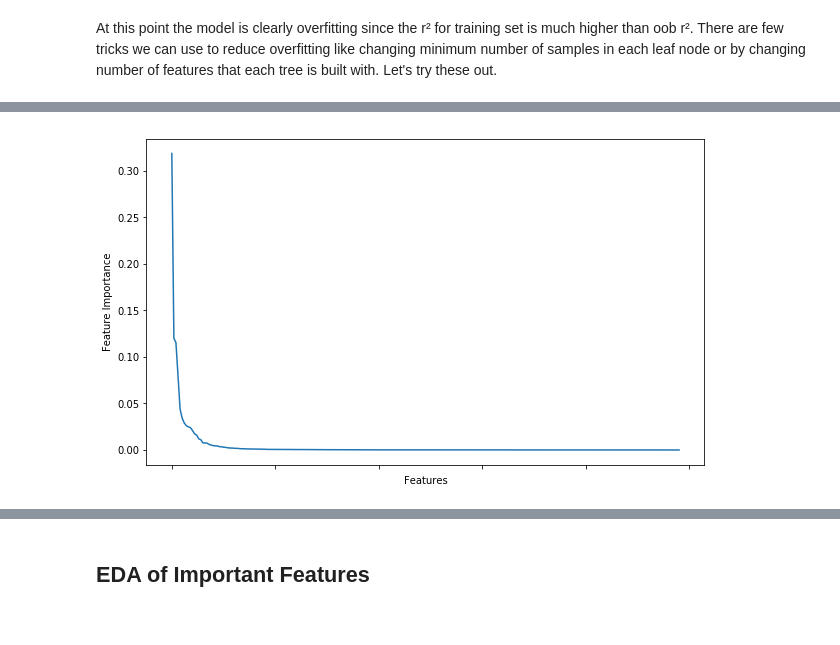
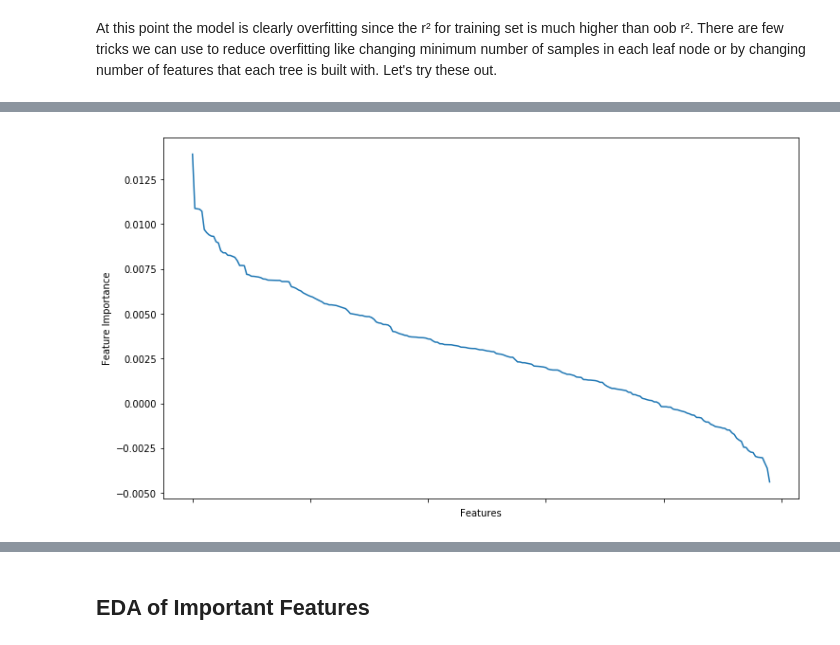
Before and after one commit to jphietala/house-prices-prediction, a Jupyter notebook: notebooks/modeling.ipynb, the cells around one changed output, grey strips where cells are left out. Drawn from its saved outputs; the diff is of its cells as text; code cells hidden in the pictures.

Commit message:
Used drop column feature importance instead of default rf impurity metric

```diff
--- a/notebooks/modeling.ipynb
+++ b/notebooks/modeling.ipynb
@@ -326,9 +326,9 @@ def print_score(m):
     print("[training set rmsle, training set r², out-of-bag r²]\n")
     print(result)
 # %%
-model = RandomForestRegressor(n_estimators=100, n_jobs=-1, oob_score=True)
-model.fit(trainX, trainY)
-print_score(model)
+rf = RandomForestRegressor(n_estimators=100, n_jobs=-1, oob_score=True)
+rf.fit(trainX, trainY)
+print_score(rf)
 # %% [output]
 [training set rmsle, training set r², out-of-bag r²]
 
@@ -336,9 +336,9 @@ print_score(model)
 # %% [markdown]
 At this point the model is clearly overfitting since the r² for training set is much higher than oob r². There are few tricks we can use to reduce overfitting like changing minimum number of samples in each leaf node or by changing number of features that each tree is built with. Let's try these out.
 # %%
-model = RandomForestRegressor(n_estimators=100, min_samples_leaf=3, n_jobs=-1, oob_score=True)
-model.fit(trainX, trainY)
-print_score(model)
+rf = RandomForestRegressor(n_estimators=100, min_samples_leaf=3, n_jobs=-1, oob_score=True)
+rf.fit(trainX, trainY)
+print_score(rf)
 # %% [output]
 [training set rmsle, training set r², out-of-bag r²]
 
@@ -346,7 +346,7 @@ print_score(model)
 # %%
-model = RandomForestRegressor(n_estimators=100, min_samples_leaf=3, max_features=0.5, n_jobs=-1, oob_score=True)
-model.fit(trainX, trainY)
-print_score(model)
+rf = RandomForestRegressor(n_estimators=100, min_samples_leaf=3, max_features=0.5, n_jobs=-1, oob_score=True)
+rf.fit(trainX, trainY)
+print_score(rf)
 # %% [output]
 [training set rmsle, training set r², out-of-bag r²]
 
@@ -379,7 +366,23 @@ def rf_feature_importances(model, trainX):
+# %%
+from rfpimp import oob_dropcol_importances
+
+""" Compute drop-column feature importances for scikit-learn.
+
+    Given a RandomForestClassifier or RandomForestRegressor in rf
+    and training X and y data, return a data frame with columns
+    Feature and Importance sorted in reverse order by importance.
+    A clone of rf is trained once to get the baseline score and then
+    again, once per feature to compute the drop in out of bag (OOB)
+    score.
+
+    return: A data frame with Feature, Importance columns """
+
+rf = RandomForestRegressor(n_estimators=100, min_samples_leaf=3, max_features=0.5, n_jobs=-1, oob_score=True)
+rf.fit(trainX, trainY)
+imp = oob_dropcol_importances(rf, trainX, trainY)
 # %%
-fi = rf_feature_importances(model, trainX)
-ax = fi.plot('column', 'importance', figsize=(10,6), legend=False);
+ax = imp.plot(imp.index.values, imp.columns[0], figsize=(12,7), legend=False);
 ax.set_ylabel("Feature Importance");
 ax.set_xlabel("Features");
 # %% [output]
-[figure, old version]
+[figure, new version]
```
Also changed, not shown: parts of 16 cells of this notebook, 1 other file.
